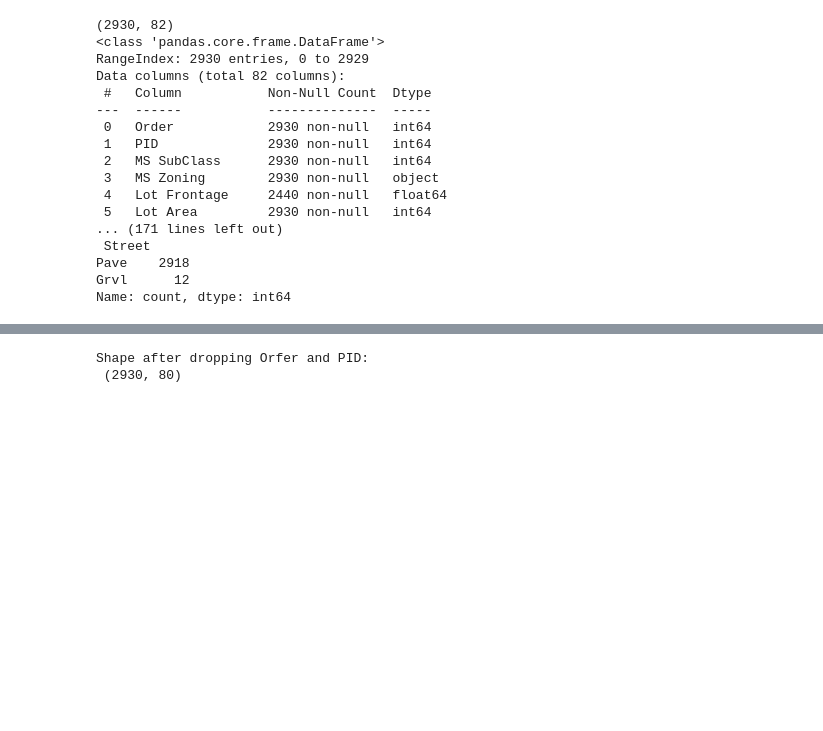
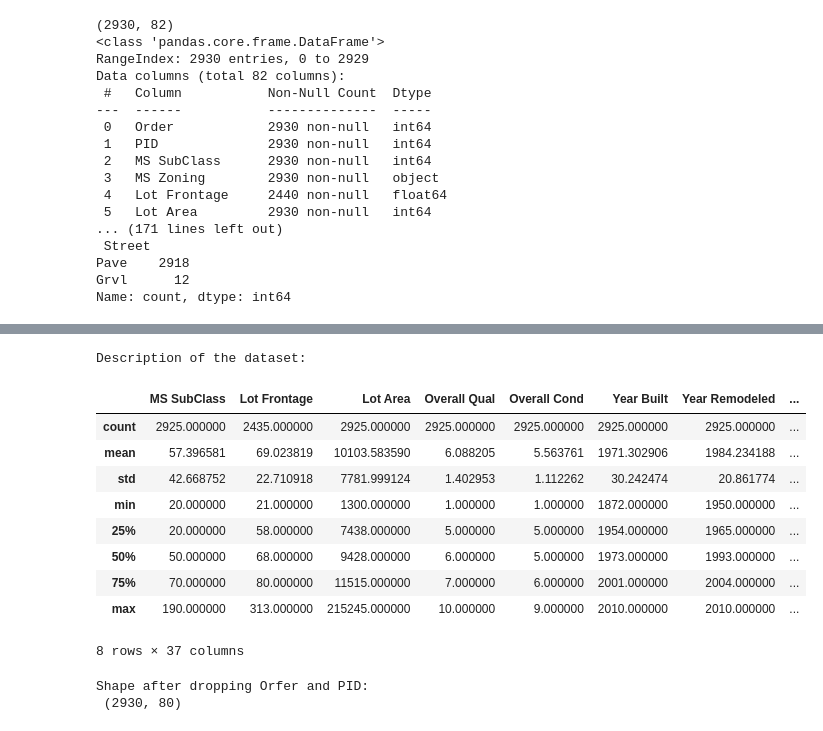
Before and after one commit to LeLoc23/Ames_house_price-Prediction, a Jupyter notebook: ames_house_price-Prediction.ipynb, the cells around one changed output, grey strips where cells are left out. Saved outputs shown, nothing was run; the diff lists cells and outputs as text; code cells hidden in the pictures; blank space fills up the shorter version.

```diff
--- a/ames_house_price-Prediction.ipynb
+++ b/ames_house_price-Prediction.ipynb
@@ -104,3 +105,19 @@ house_data_df
+# %%
+# Print the description of the dataset
+print("Description of the dataset:\n")
+house_data_df.describe()
+# %% [output]
+Description of the dataset:
+|  | MS SubClass | Lot Frontage | Lot Area | Overall Qual | Overall Cond | Year Built | Year Remodeled | ... |
+| count | 2925.000000 | 2435.000000 | 2925.000000 | 2925.000000 | 2925.000000 | 2925.000000 | 2925.000000 | ... |
+| mean | 57.396581 | 69.023819 | 10103.583590 | 6.088205 | 5.563761 | 1971.302906 | 1984.234188 | ... |
+| std | 42.668752 | 22.710918 | 7781.999124 | 1.402953 | 1.112262 | 30.242474 | 20.861774 | ... |
+| min | 20.000000 | 21.000000 | 1300.000000 | 1.000000 | 1.000000 | 1872.000000 | 1950.000000 | ... |
+| 25% | 20.000000 | 58.000000 | 7438.000000 | 5.000000 | 5.000000 | 1954.000000 | 1965.000000 | ... |
+| 50% | 50.000000 | 68.000000 | 9428.000000 | 6.000000 | 5.000000 | 1973.000000 | 1993.000000 | ... |
+| 75% | 70.000000 | 80.000000 | 11515.000000 | 7.000000 | 6.000000 | 2001.000000 | 2004.000000 | ... |
+| max | 190.000000 | 313.000000 | 215245.000000 | 10.000000 | 9.000000 | 2010.000000 | 2010.000000 | ... |
+8 rows × 37 columns
 # %%
 # Drop the 'Order' and 'PID' column
 house_data_df.drop(['Order'],axis=1, inplace = True)
```
Also changed, not shown: parts of 9 cells of this notebook, 5 other files.
